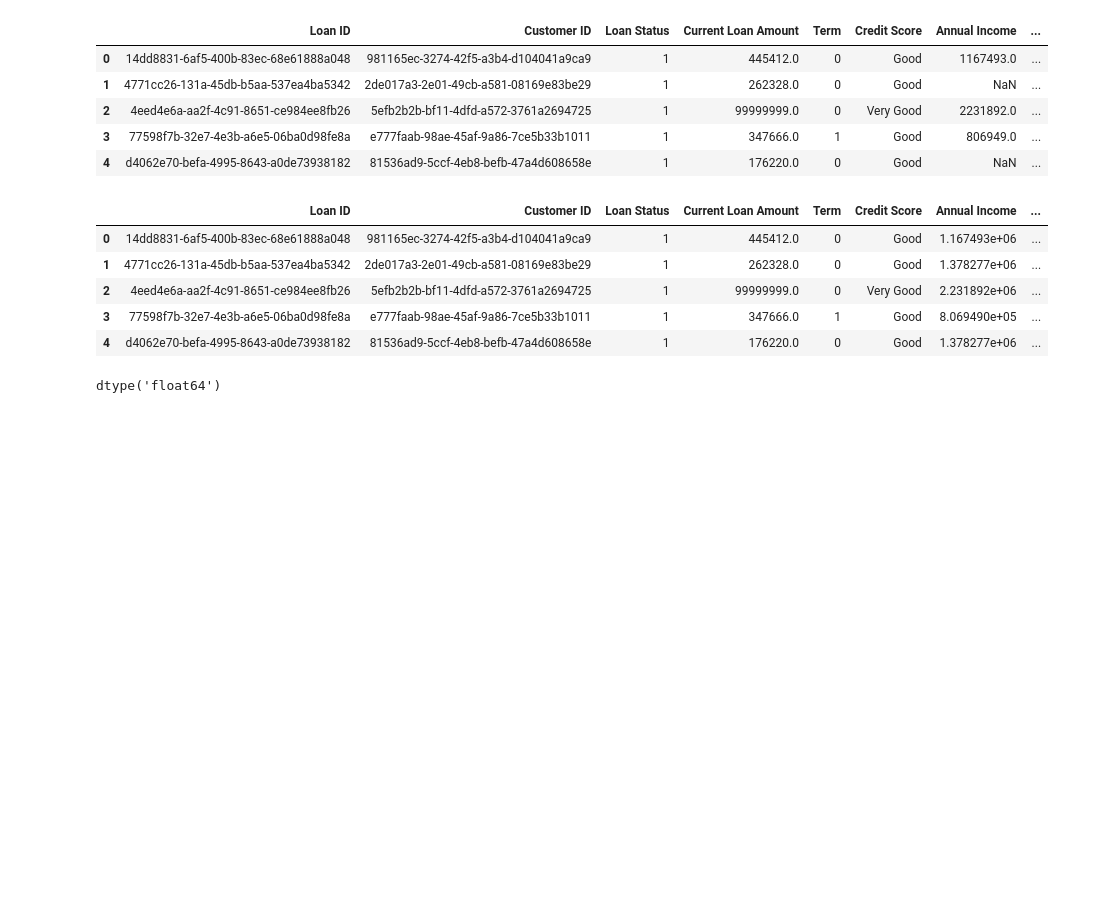
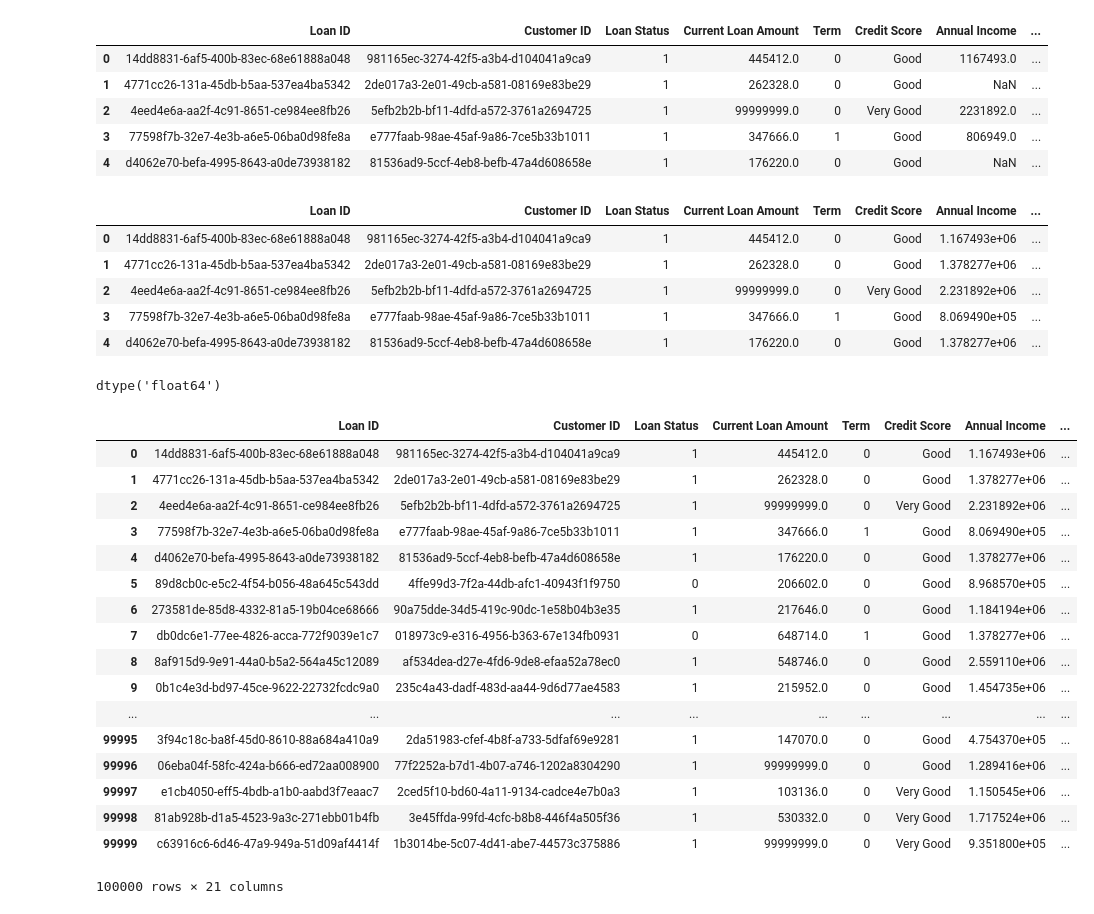
Before and after one commit to vaibhav2610/Credit-risk-analysis, a Jupyter notebook: CreditRisk.ipynb, the cells around one changed output. Drawn from its saved outputs; the diff is of its cells as text; code cells hidden in the pictures; blank space fills up the shorter version.

Commit message:
8 columns Processed

```diff
--- a/CreditRisk.ipynb
+++ b/CreditRisk.ipynb
@@ -218,3 +223,25 @@ df["Annual Income"].dtypes
 dtype('float64')
 # %%
 #changing Credit Score to One Hot encoded format
+# %%
+df = df.join(pd.get_dummies(df["Credit Score"],drop_first=True))
+df.rename(index = str, columns={'Good':'Credit Good', 'Very Good':'Credit Very Good'})
+# %% [output]
+|  | Loan ID | Customer ID | Loan Status | Current Loan Amount | Term | Credit Score | Annual Income | ... |
+| 0 | 14dd8831-6af5-400b-83ec-68e61888a048 | 981165ec-3274-42f5-a3b4-d104041a9ca9 | 1 | 445412.0 | 0 | Good | 1.167493e+06 | ... |
+| 1 | 4771cc26-131a-45db-b5aa-537ea4ba5342 | 2de017a3-2e01-49cb-a581-08169e83be29 | 1 | 262328.0 | 0 | Good | 1.378277e+06 | ... |
+| 2 | 4eed4e6a-aa2f-4c91-8651-ce984ee8fb26 | 5efb2b2b-bf11-4dfd-a572-3761a2694725 | 1 | 99999999.0 | 0 | Very Good | 2.231892e+06 | ... |
+| 3 | 77598f7b-32e7-4e3b-a6e5-06ba0d98fe8a | e777faab-98ae-45af-9a86-7ce5b33b1011 | 1 | 347666.0 | 1 | Good | 8.069490e+05 | ... |
+| 4 | d4062e70-befa-4995-8643-a0de73938182 | 81536ad9-5ccf-4eb8-befb-47a4d608658e | 1 | 176220.0 | 0 | Good | 1.378277e+06 | ... |
+| 5 | 89d8cb0c-e5c2-4f54-b056-48a645c543dd | 4ffe99d3-7f2a-44db-afc1-40943f1f9750 | 0 | 206602.0 | 0 | Good | 8.968570e+05 | ... |
+| 6 | 273581de-85d8-4332-81a5-19b04ce68666 | 90a75dde-34d5-419c-90dc-1e58b04b3e35 | 1 | 217646.0 | 0 | Good | 1.184194e+06 | ... |
+| 7 | db0dc6e1-77ee-4826-acca-772f9039e1c7 | 018973c9-e316-4956-b363-67e134fb0931 | 0 | 648714.0 | 1 | Good | 1.378277e+06 | ... |
+| 8 | 8af915d9-9e91-44a0-b5a2-564a45c12089 | af534dea-d27e-4fd6-9de8-efaa52a78ec0 | 1 | 548746.0 | 0 | Good | 2.559110e+06 | ... |
+| 9 | 0b1c4e3d-bd97-45ce-9622-22732fcdc9a0 | 235c4a43-dadf-483d-aa44-9d6d77ae4583 | 1 | 215952.0 | 0 | Good | 1.454735e+06 | ... |
+| ... | ... | ... | ... | ... | ... | ... | ... | ... |
+| 99995 | 3f94c18c-ba8f-45d0-8610-88a684a410a9 | 2da51983-cfef-4b8f-a733-5dfaf69e9281 | 1 | 147070.0 | 0 | Good | 4.754370e+05 | ... |
+| 99996 | 06eba04f-58fc-424a-b666-ed72aa008900 | 77f2252a-b7d1-4b07-a746-1202a8304290 | 1 | 99999999.0 | 0 | Good | 1.289416e+06 | ... |
+| 99997 | e1cb4050-eff5-4bdb-a1b0-aabd3f7eaac7 | 2ced5f10-bd60-4a11-9134-cadce4e7b0a3 | 1 | 103136.0 | 0 | Very Good | 1.150545e+06 | ... |
+| 99998 | 81ab928b-d1a5-4523-9a3c-271ebb01b4fb | 3e45ffda-99fd-4cfc-b8b8-446f4a505f36 | 1 | 530332.0 | 0 | Very Good | 1.717524e+06 | ... |
+| 99999 | c63916c6-6d46-47a9-949a-51d09af4414f | 1b3014be-5c07-4d41-abe7-44573c375886 | 1 | 99999999.0 | 0 | Very Good | 9.351800e+05 | ... |
+100000 rows × 21 columns
```
Also changed, not shown: parts of 15 cells of this notebook.
